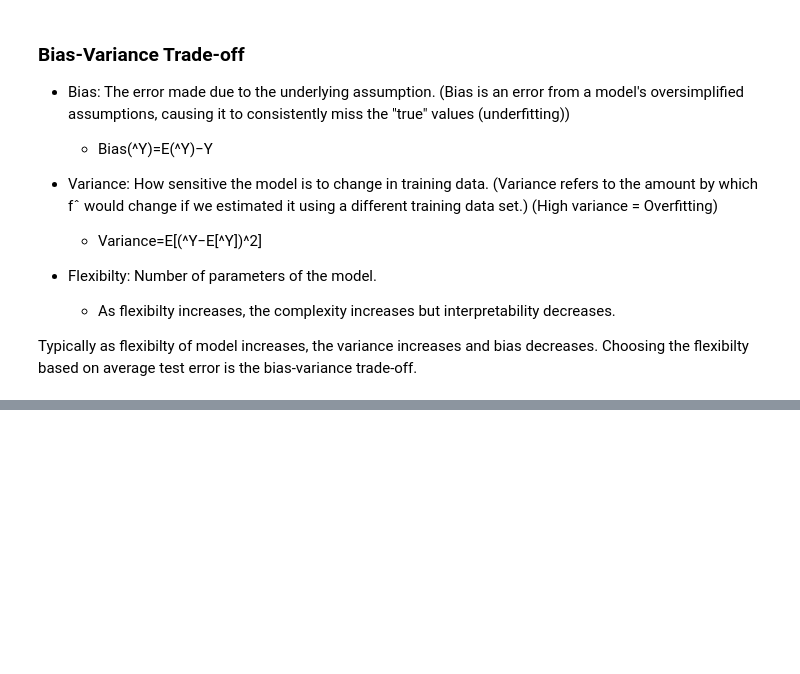
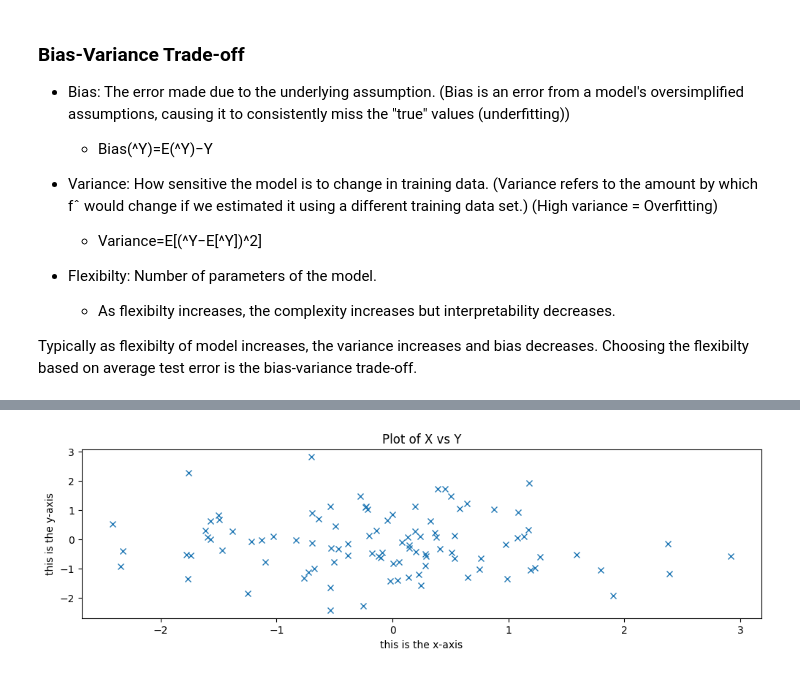
Before and after one commit to Rohan19005742/Data_Science, a Jupyter notebook: learnings/statistical_learning.IPYNB, the cells around one changed output, grey strips where cells are left out. Cells and saved outputs as stored; diff of their text form; code cells hidden in the pictures; blank space fills up the shorter version.

```diff
--- a/learnings/statistical_learning.IPYNB
+++ b/learnings/statistical_learning.IPYNB
@@ -67,0 +216,5 @@ Typically as flexibilty of model increases, the variance increases and bias decr
+# %%
+fig.set_size_inches(12,3)
+fig
+# %% [output]
+[figure, added]
```
Also changed, not shown: parts of 40 cells of this notebook, 1 other file.
